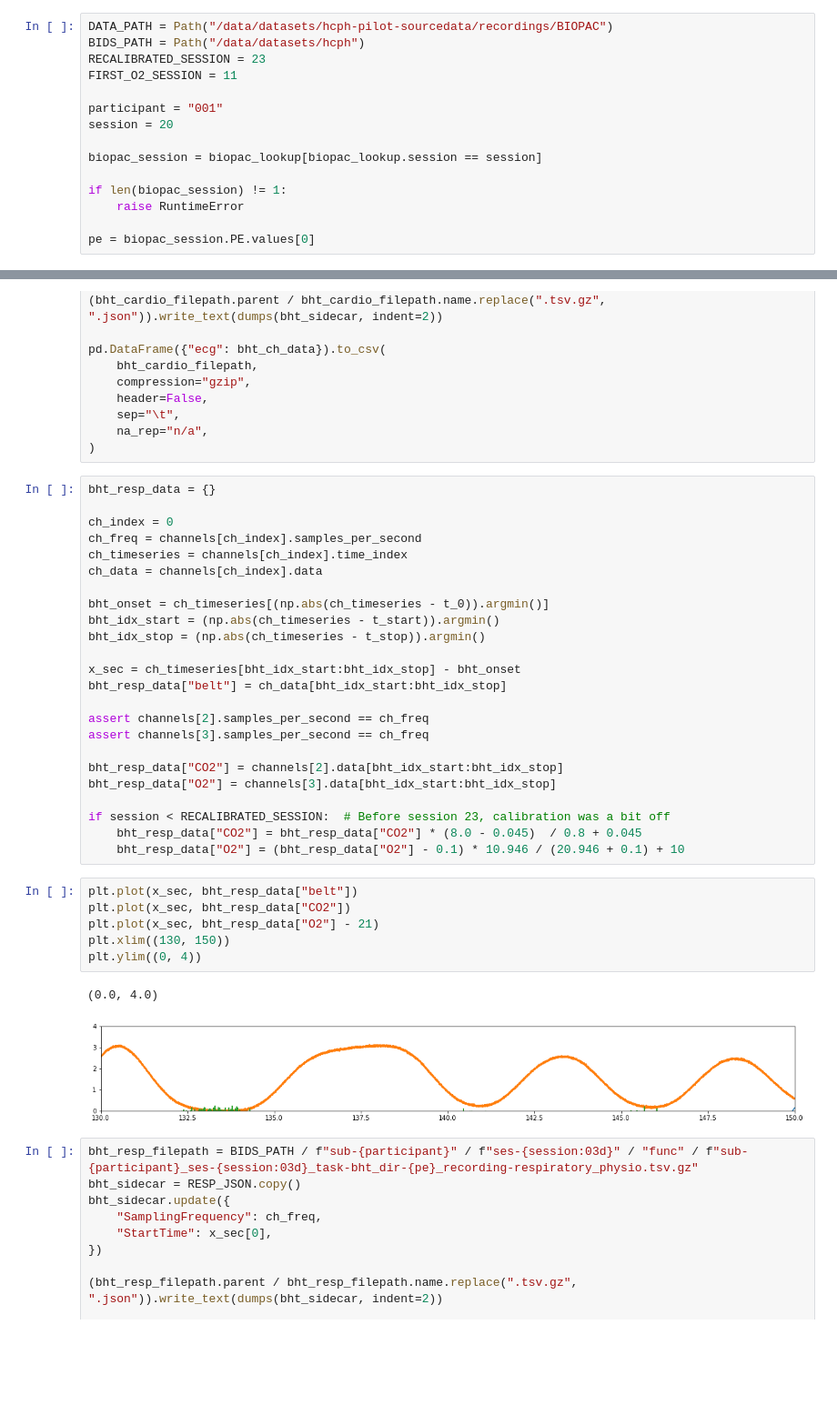
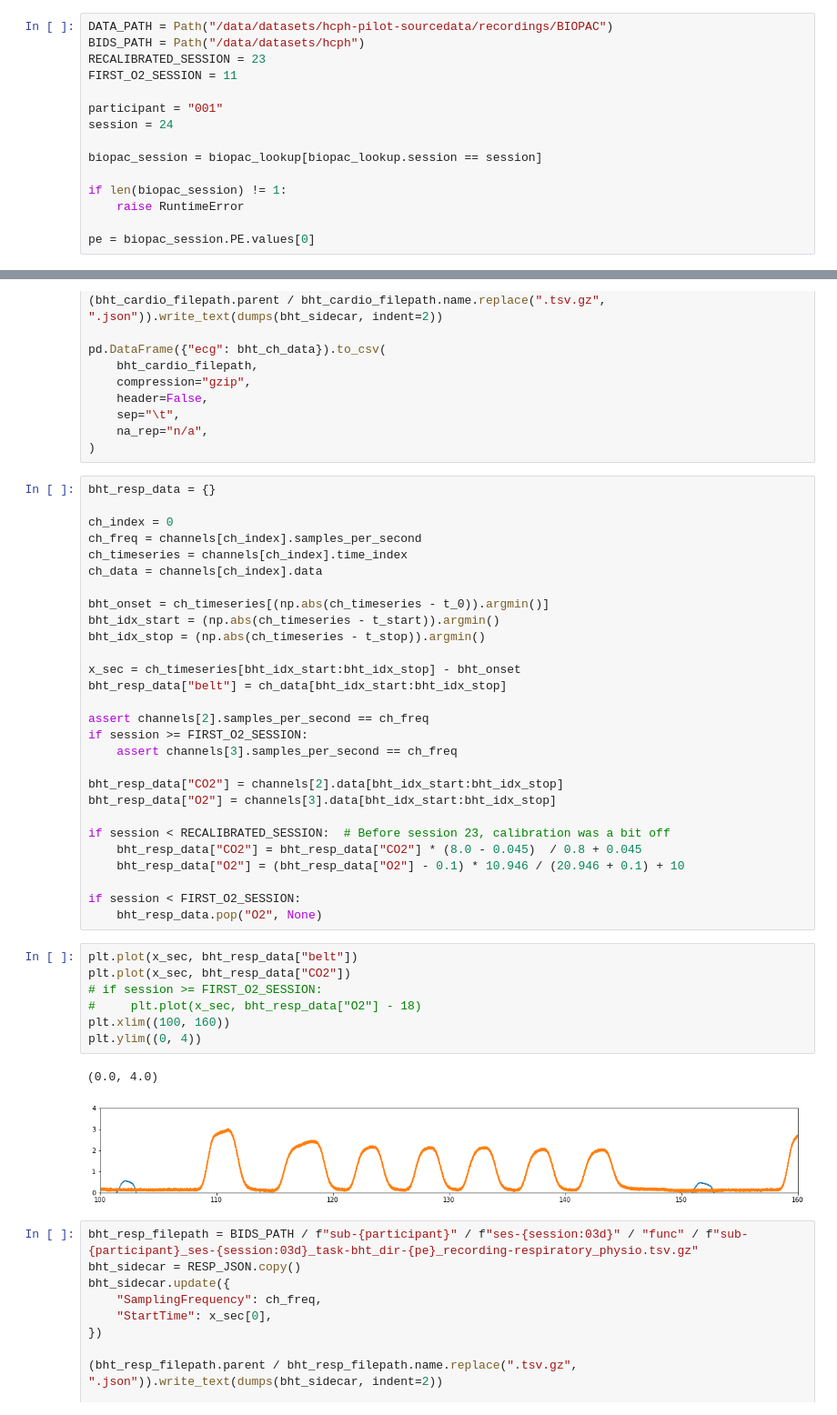
Before and after one commit to oesteban/hcph-sops, a Jupyter notebook: code/physioconv/Physio to BIDS conversion.ipynb, the cells around one changed output, grey strips where cells are left out. Shown: that part at 91% size. Saved outputs shown, nothing was run; the diff lists cells and outputs as text; blank space fills up the shorter version.

```diff
--- a/code/physioconv/Physio to BIDS conversion.ipynb
+++ b/code/physioconv/Physio to BIDS conversion.ipynb
@@ -51,7 +51,7 @@ RECALIBRATED_SESSION = 23
 FIRST_O2_SESSION = 11
 
 participant = "001"
-session = 20
+session = 24
 
 biopac_session = biopac_lookup[biopac_lookup.session == session]
 
@@ -408,7 +427,8 @@ x_sec = ch_timeseries[bht_idx_start:bht_idx_stop] - bht_onset
 bht_resp_data["belt"] = ch_data[bht_idx_start:bht_idx_stop]
 
 assert channels[2].samples_per_second == ch_freq
-assert channels[3].samples_per_second == ch_freq
+if session >= FIRST_O2_SESSION:
+    assert channels[3].samples_per_second == ch_freq
 
 bht_resp_data["CO2"] = channels[2].data[bht_idx_start:bht_idx_stop]
 bht_resp_data["O2"] = channels[3].data[bht_idx_start:bht_idx_stop]
@@ -416,15 +436,19 @@ bht_resp_data["O2"] = channels[3].data[bht_idx_start:bht_idx_stop]
 if session < RECALIBRATED_SESSION:  # Before session 23, calibration was a bit off
     bht_resp_data["CO2"] = bht_resp_data["CO2"] * (8.0 - 0.045)  / 0.8 + 0.045
     bht_resp_data["O2"] = (bht_resp_data["O2"] - 0.1) * 10.946 / (20.946 + 0.1) + 10
+
+if session < FIRST_O2_SESSION:
+    bht_resp_data.pop("O2", None)
 # %%
 plt.plot(x_sec, bht_resp_data["belt"])
 plt.plot(x_sec, bht_resp_data["CO2"])
-plt.plot(x_sec, bht_resp_data["O2"] - 21)
-plt.xlim((130, 150))
+# if session >= FIRST_O2_SESSION:
+#     plt.plot(x_sec, bht_resp_data["O2"] - 18)
+plt.xlim((100, 160))
 plt.ylim((0, 4))
 # %% [output]
 (0.0, 4.0)
-[figure, old version]
+[figure, new version]
 # %%
 bht_resp_filepath = BIDS_PATH / f"sub-{participant}" / f"ses-{session:03d}" / "func" / f"sub-{participant}_ses-{session:03d}_task-bht_dir-{pe}_recording-respiratory_physio.tsv.gz"
 bht_sidecar = RESP_JSON.copy()
```
Also changed, not shown: parts of 22 cells of this notebook, 6 other files.
